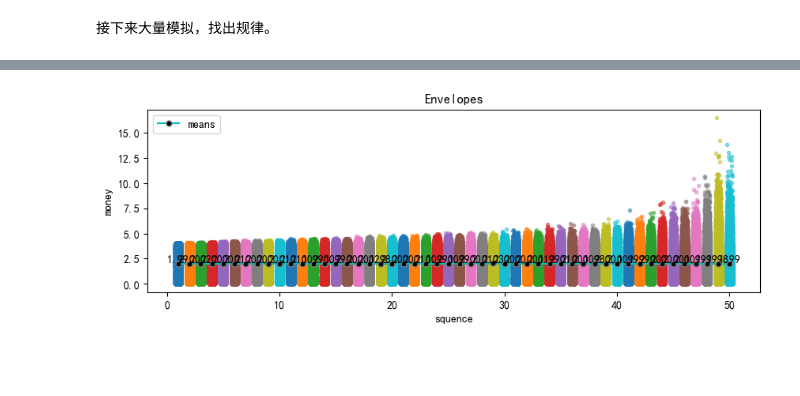
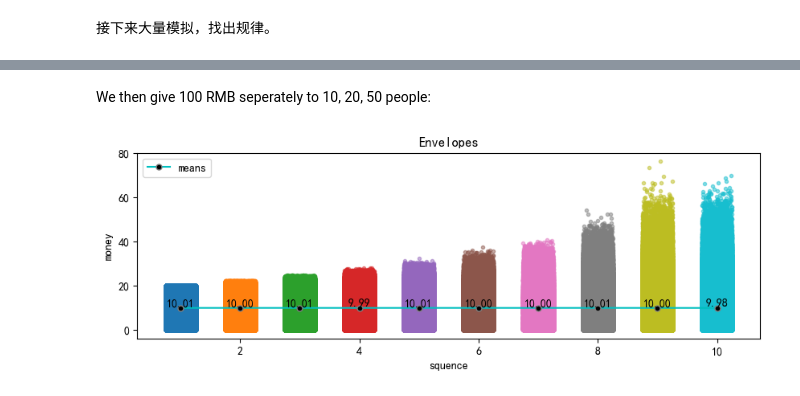
Before and after one commit to qinchao2022/SI140A-project, a Jupyter notebook: main.ipynb, the cells around one changed output, grey strips where cells are left out. Cells and saved outputs as stored; diff of their text form; code cells hidden in the pictures; blank space fills up the shorter version.

Commit message:
draw variance and rerun

```diff
--- a/main.ipynb
+++ b/main.ipynb
@@ -278,27 +230,9 @@ draw_envelope_graph(envelopes_20, 20, 50000)
-# %%
-# envelopes = generate_envelopes(200, 50, 100000)
-# mean_50 = np.mean(envelopes, axis=1)
-# plt.figure(figsize=(11,3))
-# plt.xlabel("sequence")
-# plt.ylabel("money")
-# for i in range(50):
-#     x = np.random.random(100000)
-#     x = x / 2 + i + 0.75
-#     plt.scatter(x, envelopes[i], marker='.', alpha=0.5)
-# plt.title("All envelopes data scatter plot")
-# x_label = range(1, 51)
-# plt.plot(x_label,mean_50,'c',label='means',markersize=5,markerfacecolor='black',marker='o',markeredgecolor='grey')
-# plt.xlabel("squence")
-# plt.ylabel("money")
-# plt.legend()
-# plt.title("Envelopes")
-# for i, j in zip(x_label, mean_50):
-#     plt.text(i, j, '%.1f' % j, ha='center', va='bottom', fontsize=10)
-# plt.show()
-
-envelopes_50 = generate_envelopes(100, 50, 20000)
-draw_envelope_graph(envelopes_50, 50, 20000)
-
-# about 40s
-# %% [output]
-[figure, removed]
+# %% [markdown]
+We then give 100 RMB seperately to 10, 20, 50 people:
+# %%
+envelopes_10 = generate_envelopes(100, 10, 1000000)
+draw_envelope_graph(envelopes_10, 10, 1000000)
+
+# about 1 min
+# %% [output]
+[figure, added]
```
Also changed, not shown: parts of 20 cells of this notebook, 3 other files.
